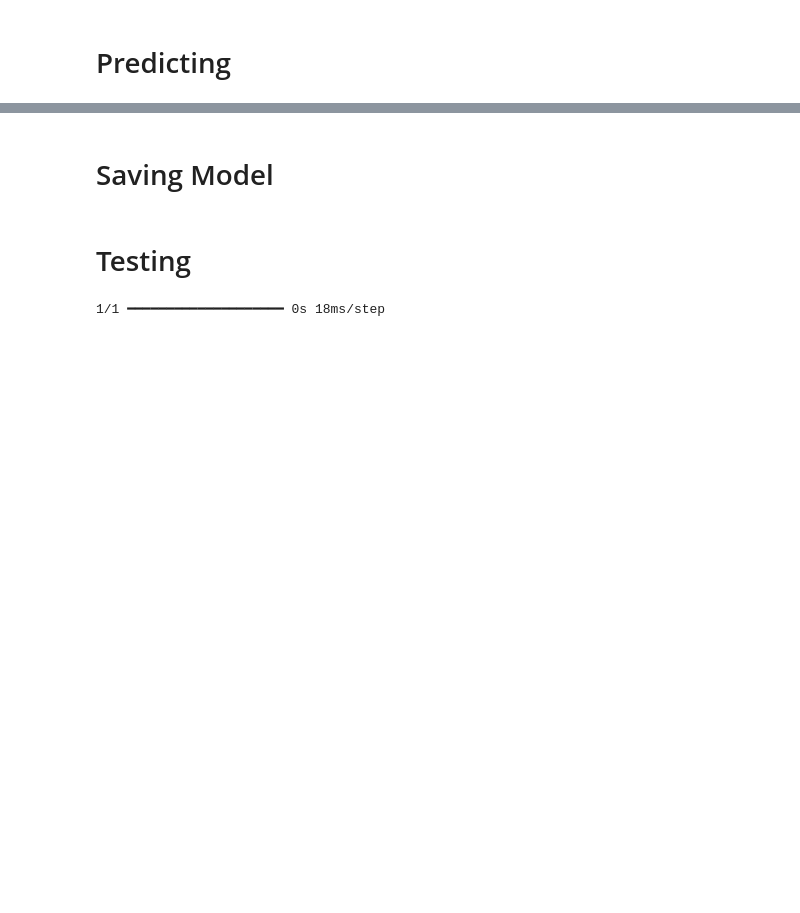
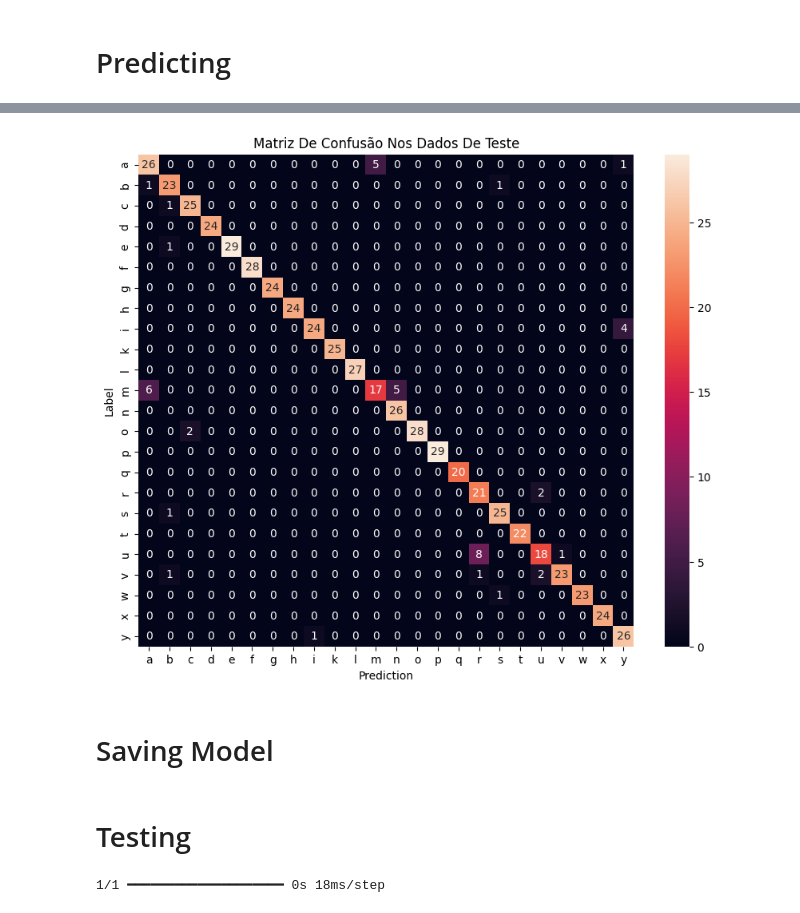
Before and after one commit to Nunofonsecaflorencio/sign-lang-fingering-ai, a Jupyter notebook: SignFingeringDetection.ipynb, the cells around one changed output, grey strips where cells are left out. Saved outputs shown, nothing was run; the diff lists cells and outputs as text; code cells hidden in the pictures; blank space fills up the shorter version.

Commit message:
feat: model trained with 0.91 accurracy

```diff
--- a/SignFingeringDetection.ipynb
+++ b/SignFingeringDetection.ipynb
@@ -433,14 +191,0 @@ def compute_confusion_matrix(labels, predictions, num_classes):
-# %%
-# Assuming labels_train and predictions are numpy arrays
-num_classes = len(actions)  # Change this to the number of classes in your classification problem
-conf_matrix = compute_confusion_matrix(labels_train, predictions, num_classes)
-
-# Plot confusion matrix as heatmap
-plt.figure(figsize=(10, 8))
-sns.set(font_scale=1.2)  # Adjust font scale for better readability
-sns.heatmap(conf_matrix, annot=True, fmt="d", cmap="Blues",
-            xticklabels=range(num_classes), yticklabels=range(num_classes))
-plt.xlabel('Predicted labels')
-plt.ylabel('True labels')
-plt.title('Confusion Matrix')
-plt.show()
@@ -455,0 +212,22 @@ disp.plot()
+# %%
+# Make predictions
+predictions = model.predict(frames_train)
+
+# Convert predictions and labels to class indices
+predictions_class_indices = tf.argmax(predictions, axis=1)
+labels_class_indices = tf.argmax(labels_train, axis=1)
+
+# Compute the confusion matrix
+confusion_mtx = tf.math.confusion_matrix(labels_class_indices, predictions_class_indices)
+
+# Visualize the confusion matrix
+plt.figure(figsize=(10, 8))
+sns.heatmap(confusion_mtx,
+            xticklabels=actions,
+            yticklabels=actions,
+            annot=True, fmt='g')
+plt.xlabel('Prediction')
+plt.ylabel('Label')
+plt.title("Matriz de Confusão nos dados de teste".title())
+plt.show()
+# %% [output]
@@ -456,3 +235,4 @@ disp.plot()
+[figure, added]
 # %% [markdown]
 # Saving Model
 # %%
```
Also changed, not shown: parts of 37 cells of this notebook, 10 other files.
